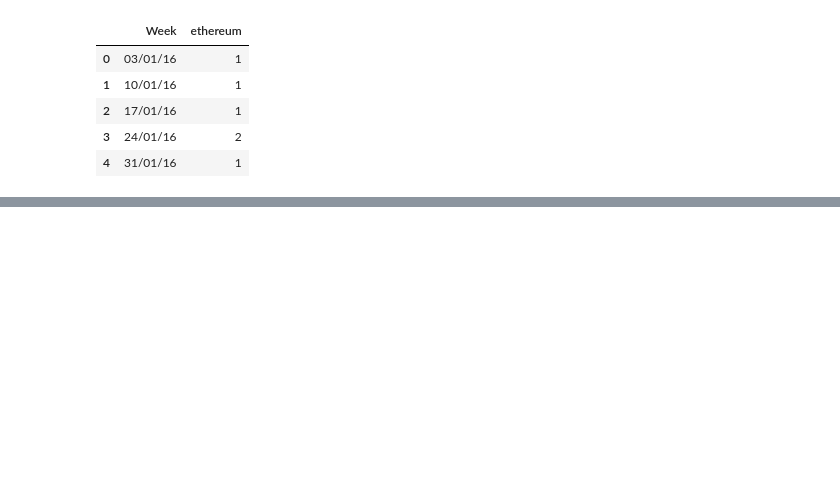
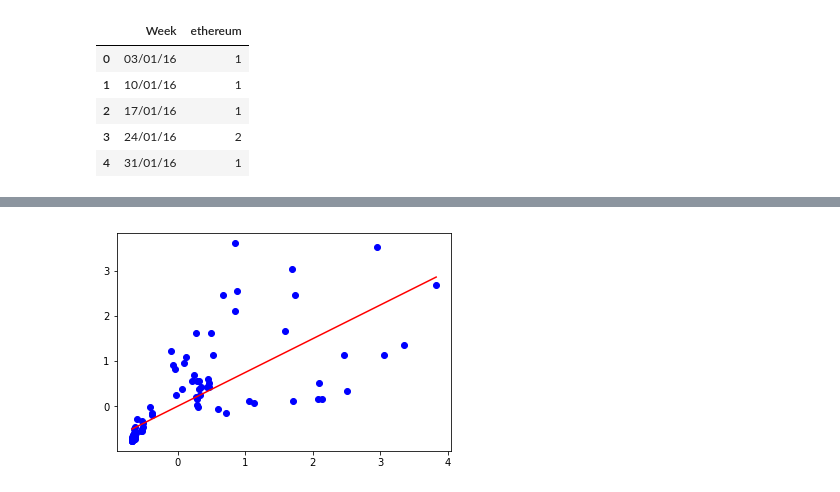
Before and after one commit to nmasamba/machine_learning_algorithms, a Jupyter notebook: hyperparameter_optimisation/hyperparameter_optimization_eth.ipynb, the cells around one changed output, grey strips where cells are left out. Saved outputs shown, nothing was run; the diff lists cells and outputs as text; code cells hidden in the pictures; blank space fills up the shorter version.

```diff
--- a/hyperparameter_optimisation/hyperparameter_optimization_eth.ipynb
+++ b/hyperparameter_optimisation/hyperparameter_optimization_eth.ipynb
@@ -90,0 +85,29 @@ plt.show()
+# %%
+def simplest_neural_net(x, y, epochs, learning_rate):
+    weights = np.array([0, 0])
+    bias = 1.
+    for e in range(epochs):
+        gradient = np.array([0., 0.])
+        for i in range(len(x)):
+            xi = x[i]
+            xi = np.array([bias, xi])
+            yi = y[i]
+
+            h = np.dot(weights, xi) - yi
+            gradient += 2*xi*h
+
+        weights = weights - learning_rate*gradient
+    return weights[1], weights[0]
+# %%
+# Here the ideal values for slope and y-intercept are converged upon
+m, b = simplest_neural_net(X,Y,100, 1e-3)
+target_m = m
+target_b = b
+# %%
+x_points = np.linspace(np.min(X), np.max(X), 10)
+line = b + m*x_points
+# %%
+plt.plot(X,Y, 'bo', x_points, line, 'r-')
+plt.show()
+# %% [output]
+[figure, added]
```
Also changed, not shown: parts of 9 cells of this notebook.
